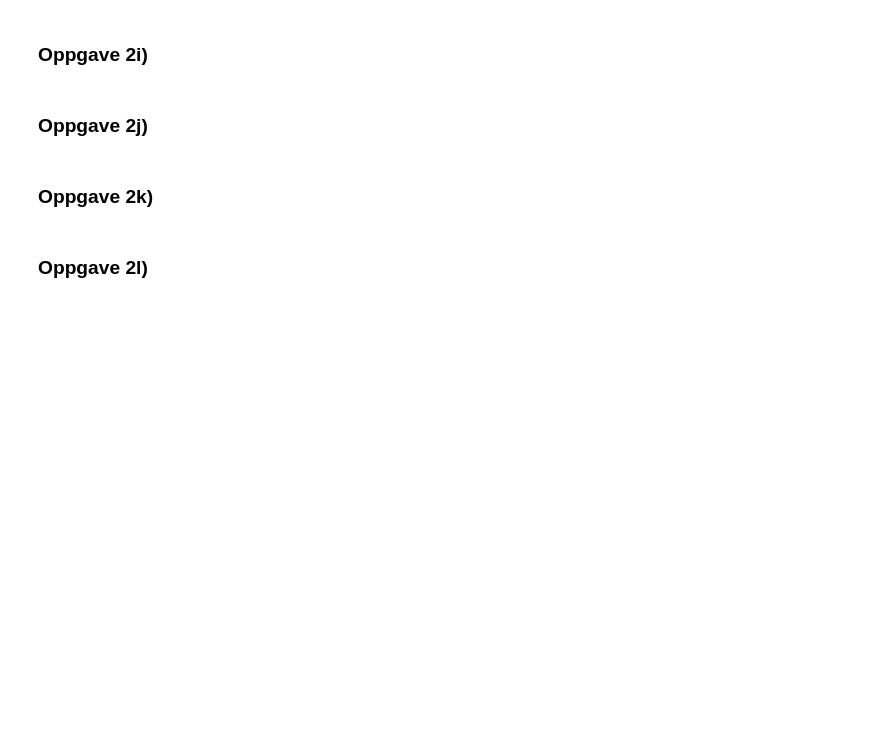
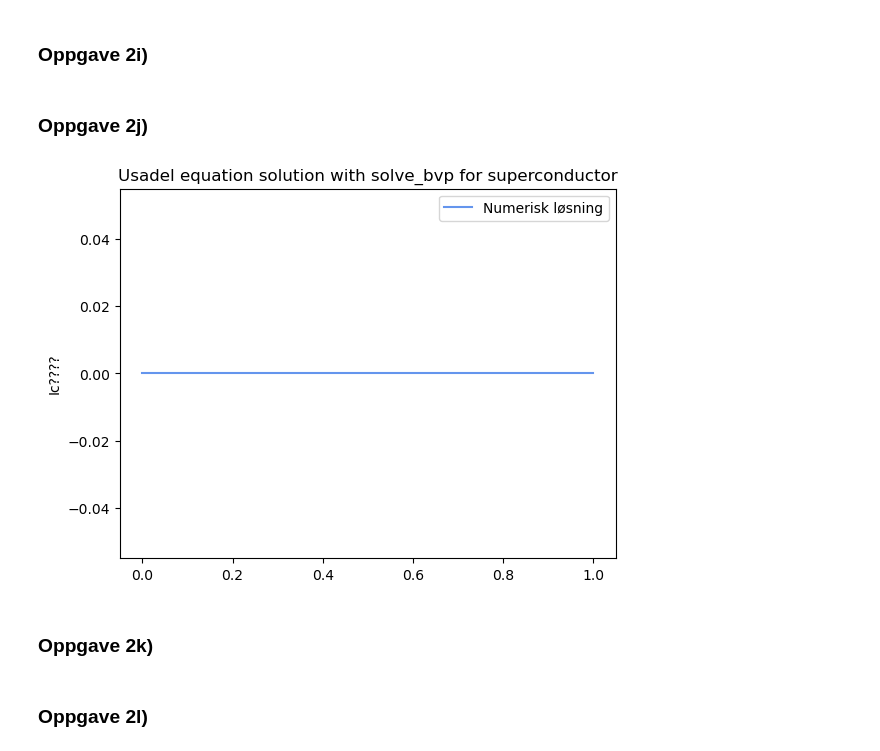
Before and after one commit to cfure3-svg/prosjekt3, a Jupyter notebook: prosjekt3_1504.ipynb, the cells around one changed output. Cells and saved outputs as stored; diff of their text form; code cells hidden in the pictures; blank space fills up the shorter version.

```diff
--- a/prosjekt3_1504.ipynb
+++ b/prosjekt3_1504.ipynb
@@ -629,7 +626,7 @@ calculate_density_of_states()
 #uttrykk brukt i Riccati matrisene
 def vartheta_sigma(sigma):
     global e
-    return np.atanh(sigma / (e + 0.001.j))
+    return np.atanh(sigma / (e + 0.001 *1j))
 
 def s_sigma(sigma):
     return np.sinh(vartheta_sigma(sigma))
@@ -639,22 +636,22 @@ def c_sigma(sigma):
 
 #Riccati matrisene
 def gamma_L( phi_L):
-    return np.exp(phi_L.j)*np.block([
+    return np.exp(phi_L *1j)*np.block([
         [0,        s_sigma(1)/(1+c_sigma(1))],
         [s_sigma(-1)/(1+c_sigma(-1)),   0]])
 
 def gamma_L_tilde(phi_L):
-    return np.exp(-phi_L.j)*np.block([
+    return np.exp(-phi_L * 1j)*np.block([
         [0,        s_sigma(-1)/(1+c_sigma(-1))],
         [s_sigma(1)/(1+c_sigma(1)),   0]])
 
 def gamma_R(phi_R):
-    return np.exp(phi_R.j)*np.block([
+    return np.exp(phi_R * 1j)*np.block([
         [0,        s_sigma(1)/(1+c_sigma(1))],
         [s_sigma(-1)/(1+c_sigma(-1)),   0]])
 
 def gamma_R_tilde( phi_R):
-    return np.exp(-phi_R.j)*np.block([
+    return np.exp(-phi_R *1j)*np.block([
         [0,        s_sigma(-1)/(1+c_sigma(-1))],
         [s_sigma(1)/(1+c_sigma(1)),   0]])
 
@@ -684,6 +681,25 @@ def bc_superleder(v_left, v_right):
     return matrices_to_vector(likning_13, likning_14, likning_15, likning_16)
 # %% [markdown]
 ### Oppgave 2j)
+# %%
+m = 101
+l = 1
+epsilon = [2]
+y = np.zeros((32, m))
+x = np.linspace(0, l, m)
+
+
+for e in epsilon:
+   sol = solve_bvp(function_to_solve, bc_superleder, x, y)
+   y_plot = sol.sol(x)[0]
+   plt.plot(x, y_plot, label = 'Numerisk løsning', color = 'cornflowerblue')
+
+plt.title("Usadel equation solution with solve_bvp for superconductor")
+plt.ylabel("Ic????")
+plt.legend()
+plt.show()
+# %% [output]
+[figure, added]
 # %% [markdown]
 ### Oppgave 2k)
 # %% [markdown]
```
Also changed, not shown: parts of 2 cells of this notebook.
